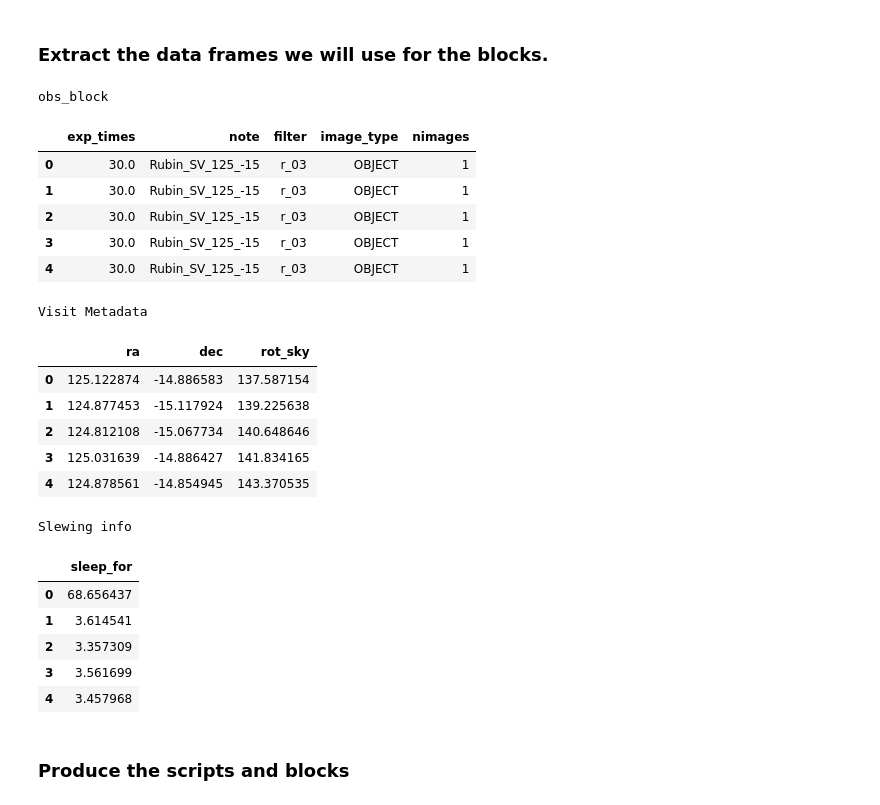
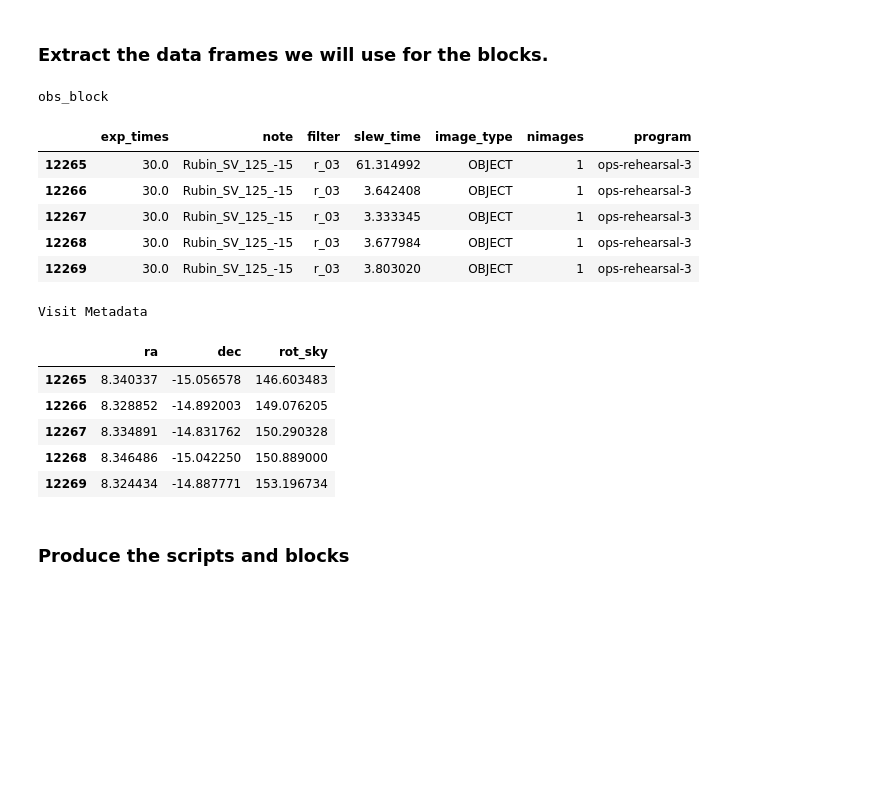
Before and after one commit to rhiannonlynne/ops_rehearsal_commissioning_2024, a Jupyter notebook: observing_blocks/Create Rehearsal Block.ipynb, the cells around one changed output. Saved outputs shown, nothing was run; the diff lists cells and outputs as text; code cells hidden in the pictures; blank space fills up the shorter version.

Commit message:
Version used for 03/22 tests.
Many metadata changes.

```diff
--- a/observing_blocks/Create Rehearsal Block.ipynb
+++ b/observing_blocks/Create Rehearsal Block.ipynb
@@ -99,55 +105,52 @@ Name: observationId, Length: 345, dtype: int64
 # %%
 #Get BLOCK = 0
 
-selected_block = 0
+# Block 208 is the first of the three night of operations.
+selected_block = 208
+
 block = BLOCKS.get_group( (selected_block,) )
 # %%
 # Create three extracted data frames with the correct field names.  We will
 # iterate over them later.  Also add some constant values to the data frame.
 # one is for the sleep command (for the slew), two are for the take_image command.
 
-slew_block = block[['slewTime']]
-slew_block.columns = ['sleep_for']
+#slew_block = block[['slewTime']]
+#slew_block.columns = ['sleep_for']
 
-obs_block = block[['visitExposureTime', 'target', 'filter']].copy()
-obs_block.columns = ['exp_times', 'note', 'filter']
+obs_block = block[['visitExposureTime', 'target', 'filter', 'slewTime']].copy()
+obs_block.columns = ['exp_times', 'note', 'filter', 'slew_time']
 obs_block['filter'] = obs_block['filter'].replace(['i', 'r', 'g'], ['i_06', 'r_03', 'g_07'])
 
 obs_block.insert(len(obs_block.columns), 'image_type', 'OBJECT')
 obs_block.insert(len(obs_block.columns), 'nimages', 1)
+obs_block.insert(len(obs_block.columns), 'program', 'ops-rehearsal-3')
 
-visit_metadata = block[['fieldRA', 'fieldDec', 'rotSkyPos']]
+visit_metadata = block[['fieldRA', 'fieldDec', 'rotSkyPos']].copy()
+visit_metadata['fieldRA'] = visit_metadata['fieldRA']/15.0 # Convert to hours
 visit_metadata.columns = ['ra', 'dec', 'rot_sky']
 
 # Print out the first five rows of the obs and sleep data frames
 print("obs_block")
 display(obs_block.head())
 print("Visit Metadata")
 display(visit_metadata.head())
-print("Slewing info")
-display(slew_block.head())
+#print("Slewing info")
+#display(slew_block.head())
 # %% [output]
 obs_block
-|  | exp_times | note | filter | image_type | nimages |
-| 0 | 30.0 | Rubin_SV_125_-15 | r_03 | OBJECT | 1 |
-| 1 | 30.0 | Rubin_SV_125_-15 | r_03 | OBJECT | 1 |
-| 2 | 30.0 | Rubin_SV_125_-15 | r_03 | OBJECT | 1 |
-| 3 | 30.0 | Rubin_SV_125_-15 | r_03 | OBJECT | 1 |
-| 4 | 30.0 | Rubin_SV_125_-15 | r_03 | OBJECT | 1 |
+|  | exp_times | note | filter | slew_time | image_type | nimages | program |
+| 12265 | 30.0 | Rubin_SV_125_-15 | r_03 | 61.314992 | OBJECT | 1 | ops-rehearsal-3 |
+| 12266 | 30.0 | Rubin_SV_125_-15 | r_03 | 3.642408 | OBJECT | 1 | ops-rehearsal-3 |
+| 12267 | 30.0 | Rubin_SV_125_-15 | r_03 | 3.333345 | OBJECT | 1 | ops-rehearsal-3 |
+| 12268 | 30.0 | Rubin_SV_125_-15 | r_03 | 3.677984 | OBJECT | 1 | ops-rehearsal-3 |
+| 12269 | 30.0 | Rubin_SV_125_-15 | r_03 | 3.803020 | OBJECT | 1 | ops-rehearsal-3 |
 Visit Metadata
 |  | ra | dec | rot_sky |
-| 0 | 125.122874 | -14.886583 | 137.587154 |
-| 1 | 124.877453 | -15.117924 | 139.225638 |
-| 2 | 124.812108 | -15.067734 | 140.648646 |
-| 3 | 125.031639 | -14.886427 | 141.834165 |
-| 4 | 124.878561 | -14.854945 | 143.370535 |
+| 12265 | 8.340337 | -15.056578 | 146.603483 |
+| 12266 | 8.328852 | -14.892003 | 149.076205 |
+| 12267 | 8.334891 | -14.831762 | 150.290328 |
+| 12268 | 8.346486 | -15.042250 | 150.889000 |
+| 12269 | 8.324434 | -14.887771 | 153.196734 |
-Slewing info
-|  | sleep_for |
-| 0 | 68.656437 |
-| 1 | 3.614541 |
-| 2 | 3.357309 |
-| 3 | 3.561699 |
-| 4 | 3.457968 |
 # %% [markdown]
 ### Produce the scripts and blocks
 # %%
```
Also changed, not shown: parts of 2 cells of this notebook.
